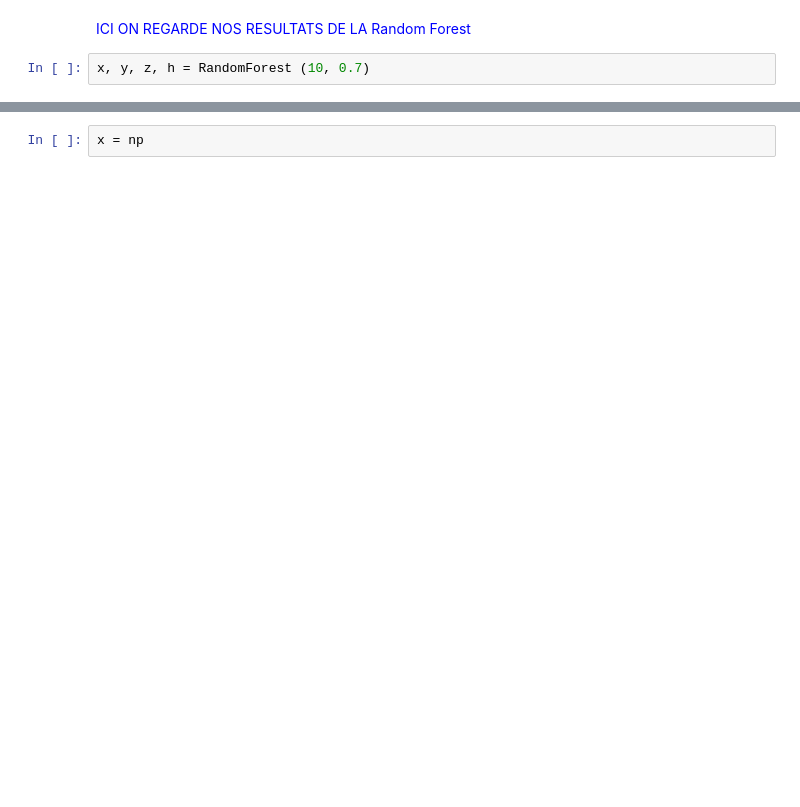
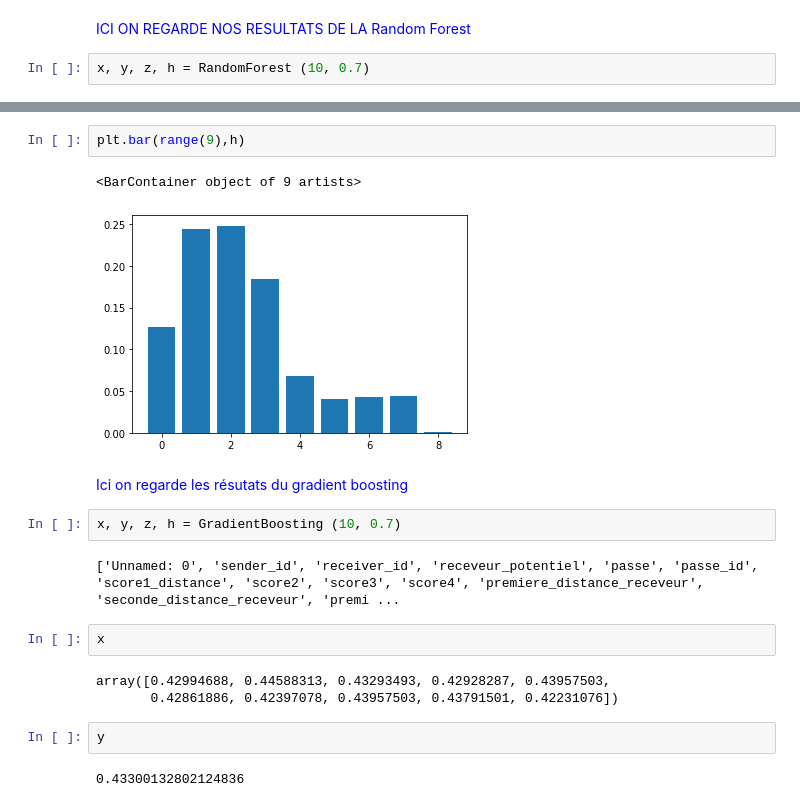
Before and after one commit to tristanpiedra/Projet_ML_football_passes, a Jupyter notebook: project.ipynb, the cells around one changed output, grey strips where cells are left out. Cells and saved outputs as stored; diff of their text form; blank space fills up the shorter version.

```diff
--- a/project.ipynb
+++ b/project.ipynb
@@ -246,2 +322,21 @@ array([0.12386103, 0.25129215, 0.2558046 , 0.16824256, 0.06875554,
+# %%
+plt.bar(range(9),h)
+# %% [output]
+<BarContainer object of 9 artists>
+[figure, added]
+# %% [markdown]
+<font color = 'blue'>
+    Ici on regarde les résutats du gradient boosting
+# %%
+x, y, z, h = GradientBoosting (10, 0.7)
+# %% [output]
+['Unnamed: 0', 'sender_id', 'receiver_id', 'receveur_potentiel', 'passe', 'passe_id', 'score1_distance', 'score2', 'score3', 'score4', 'premiere_distance_receveur', 'seconde_distance_receveur', 'premi ...
 # %%
-x = np
+x
+# %% [output]
+array([0.42994688, 0.44588313, 0.43293493, 0.42928287, 0.43957503,
+       0.42861886, 0.42397078, 0.43957503, 0.43791501, 0.42231076])
+# %%
+y
+# %% [output]
+0.43300132802124836
```
Also changed, not shown: parts of 22 cells of this notebook, 4 other files.
